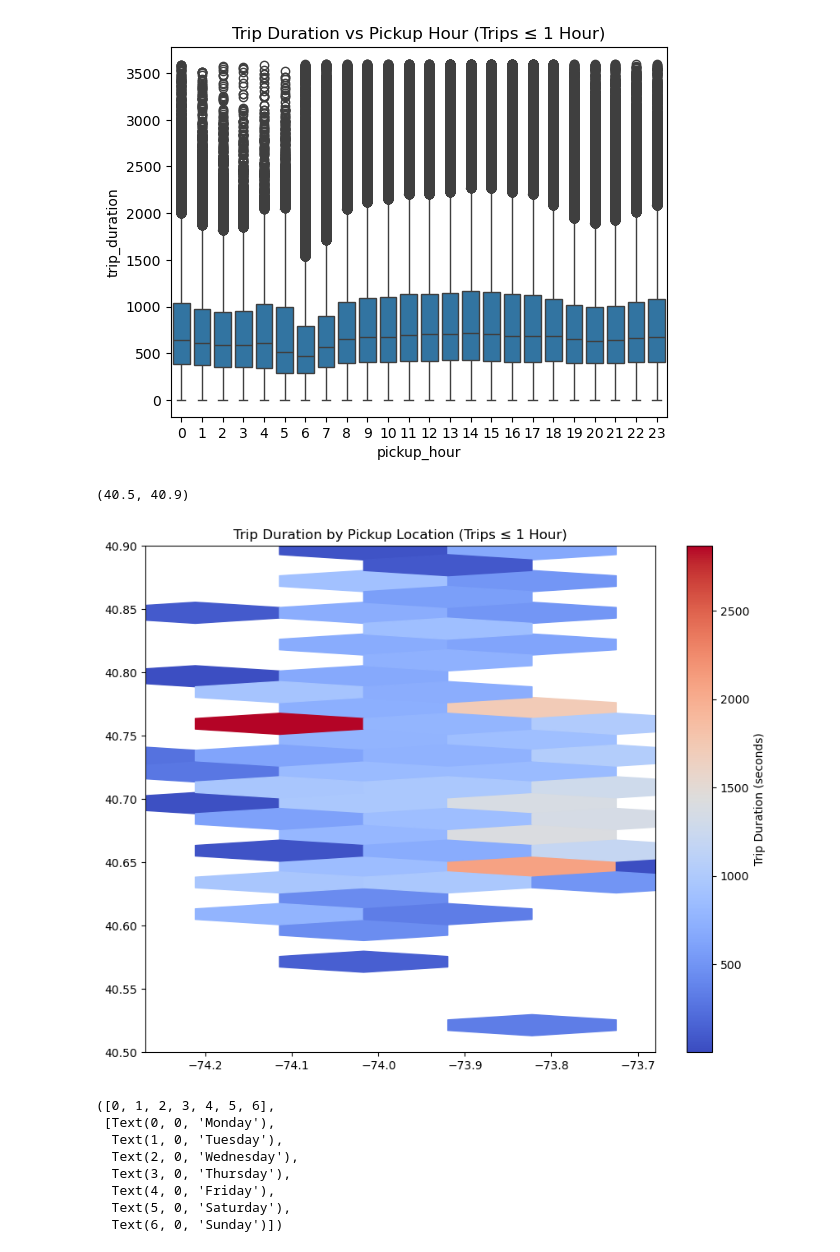
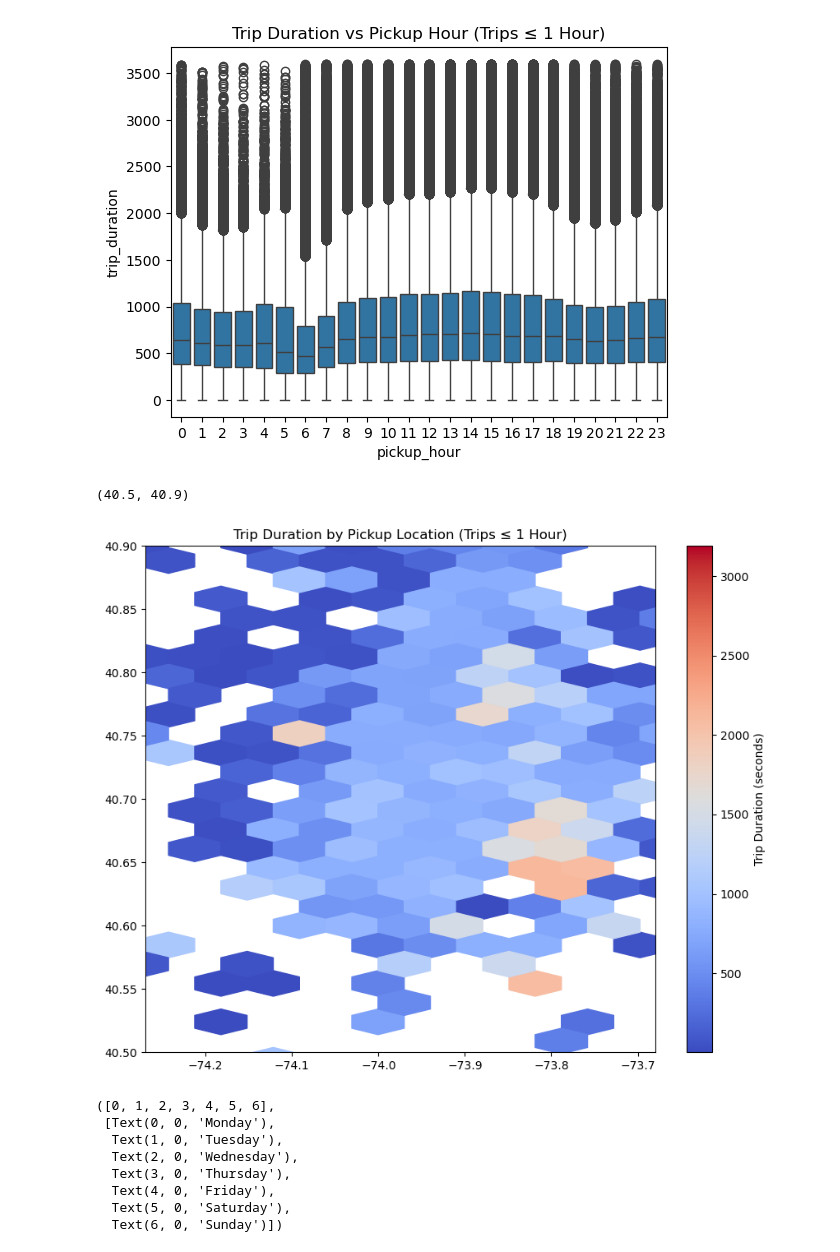
Before and after one commit to charralbert/Taxi_Trip_Duration, a Jupyter notebook: project_deliverable_1_Group_33.ipynb, the cells around one changed output. Saved outputs shown, nothing was run; the diff lists cells and outputs as text; code cells hidden in the pictures.

```diff
--- a/project_deliverable_1_Group_33.ipynb
+++ b/project_deliverable_1_Group_33.ipynb
@@ -198,26 +198,26 @@ plt.title("Trip Duration vs Pickup Hour (Trips ≤ 1 Hour)")
 Text(0.5, 1.0, 'Trip Duration vs Pickup Hour (Trips ≤ 1 Hour)')
 [figure]
 # %%
-df_sample = df[df['trip_duration'] <= 3600].sample(100000)
+df_sample = df[df['trip_duration'] <= 3600]
 
 #pick up location vs trip duration
 plt.figure(figsize=(10, 8))
 hb = plt.hexbin(
     x=df_sample['pickup_longitude'],
     y=df_sample['pickup_latitude'],
     C=df_sample['trip_duration'],
-    gridsize=250,
+    gridsize=1000,
     cmap='coolwarm'
 )
 plt.colorbar(hb, label='Trip Duration (seconds)')
 plt.title("Trip Duration by Pickup Location (Trips ≤ 1 Hour)")
 
 # NYC Coordinate bounds
 plt.xlim(-74.27, -73.68)
 plt.ylim(40.5, 40.9)
 # %% [output]
 (40.5, 40.9)
-[figure, old version]
+[figure, new version]
 # %%
 df_under_1hr['pickup_day'] = df_under_1hr['pickup_datetime'].dt.day_name()
 sns.boxplot(x='pickup_day', y='trip_duration', data=df_under_1hr, order=[
```
Also changed, not shown: parts of 2 cells of this notebook.
